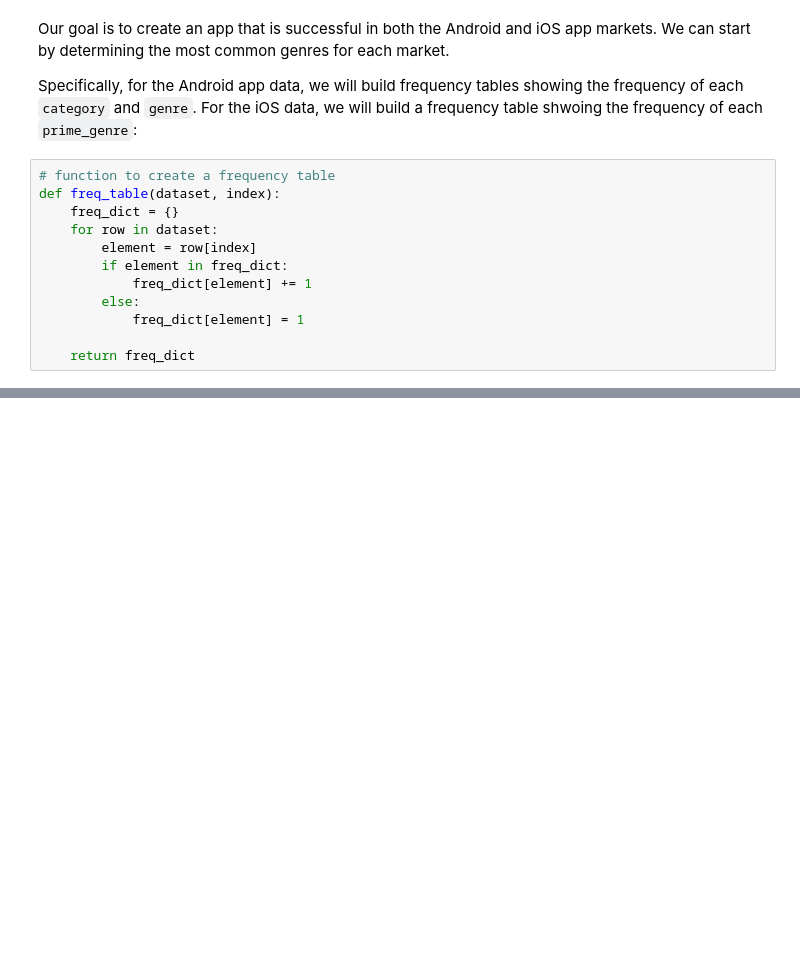
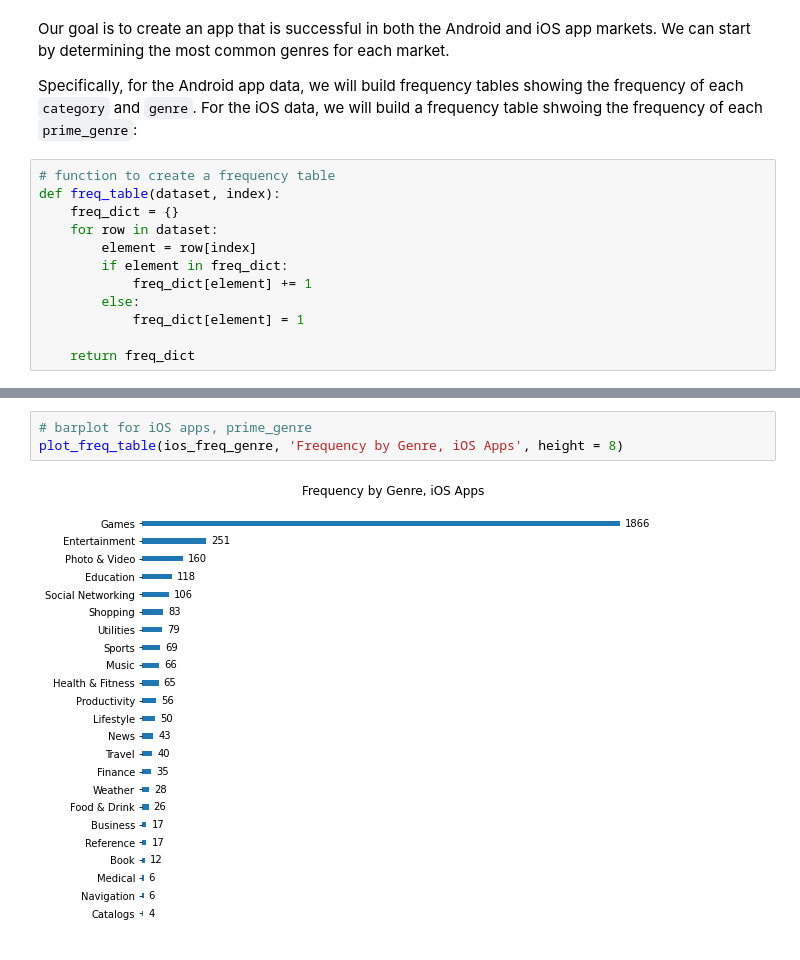
Before and after one commit to shelbybachman/app-ratings, a Jupyter notebook: app-ratings.ipynb, the cells around one changed output, grey strips where cells are left out. Cells and saved outputs as stored; diff of their text form; blank space fills up the shorter version.

```diff
--- a/app-ratings.ipynb
+++ b/app-ratings.ipynb
@@ -312,0 +357,5 @@ print(ios_freq_genre)
+# %%
+# barplot for iOS apps, prime_genre
+plot_freq_table(ios_freq_genre, 'Frequency by Genre, iOS Apps', height = 8)
+# %% [output]
+[figure, added]
```
Also changed, not shown: parts of 21 cells of this notebook.
